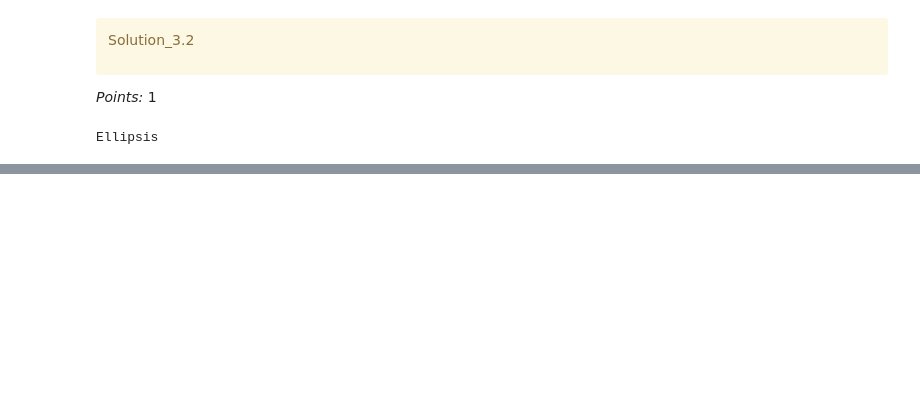
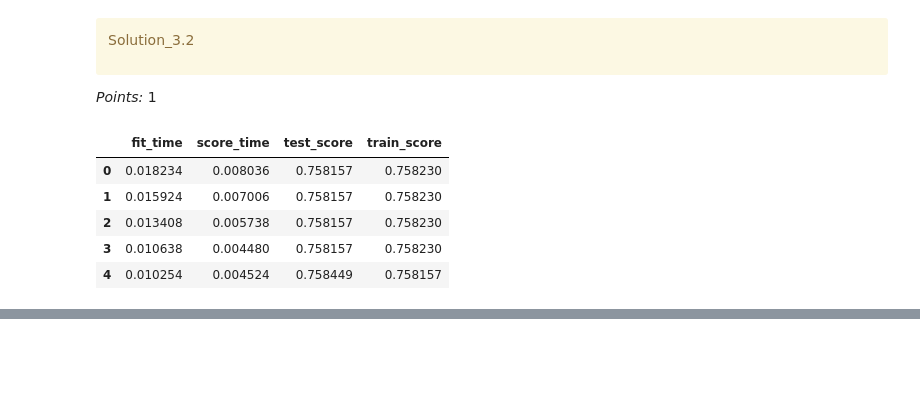
Before and after one commit to br-zhou/cs330hw3, a Jupyter notebook: hw3.ipynb, the cells around one changed output, grey strips where cells are left out. Saved outputs shown, nothing was run; the diff lists cells and outputs as text; code cells hidden in the pictures; blank space fills up the shorter version.

```diff
--- a/hw3.ipynb
+++ b/hw3.ipynb
@@ -413,12 +413,19 @@ Solution_3.2
 </div>
 
 _Points:_ 1
-# %%
-dummy_df = None
-
-...
-# %% [output]
-Ellipsis
+# %%
+dt = DummyClassifier(strategy='most_frequent')
+scores = cross_validate(dt, X_train, y_train, cv=5, return_train_score=True)
+
+dummy_df = pd.DataFrame(scores)
+dummy_df
+# %% [output]
+|  | fit_time | score_time | test_score | train_score |
+| 0 | 0.018234 | 0.008036 | 0.758157 | 0.758230 |
+| 1 | 0.015924 | 0.007006 | 0.758157 | 0.758230 |
+| 2 | 0.013408 | 0.005738 | 0.758157 | 0.758230 |
+| 3 | 0.010638 | 0.004480 | 0.758157 | 0.758230 |
+| 4 | 0.010254 | 0.004524 | 0.758449 | 0.758157 |
 # %%
 grader.check("q3.2")
 # %% [output]
```
Also changed, not shown: parts of 11 cells of this notebook, 1 other file.
